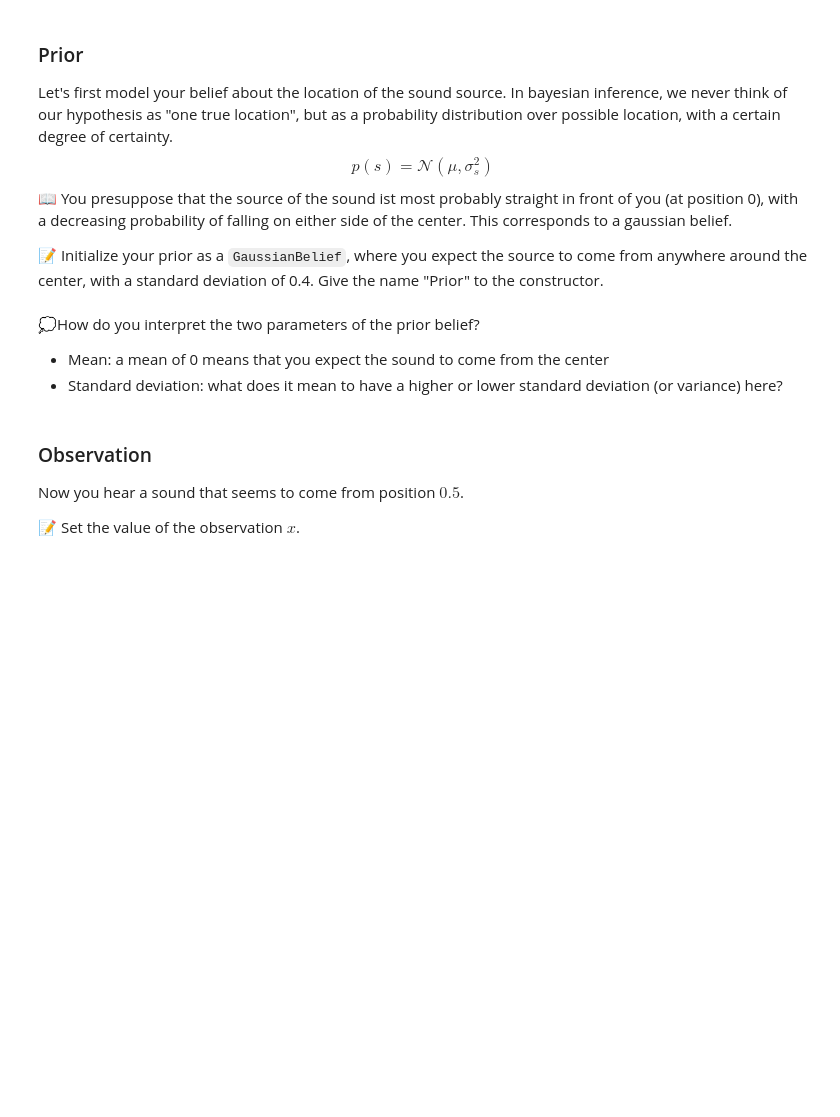
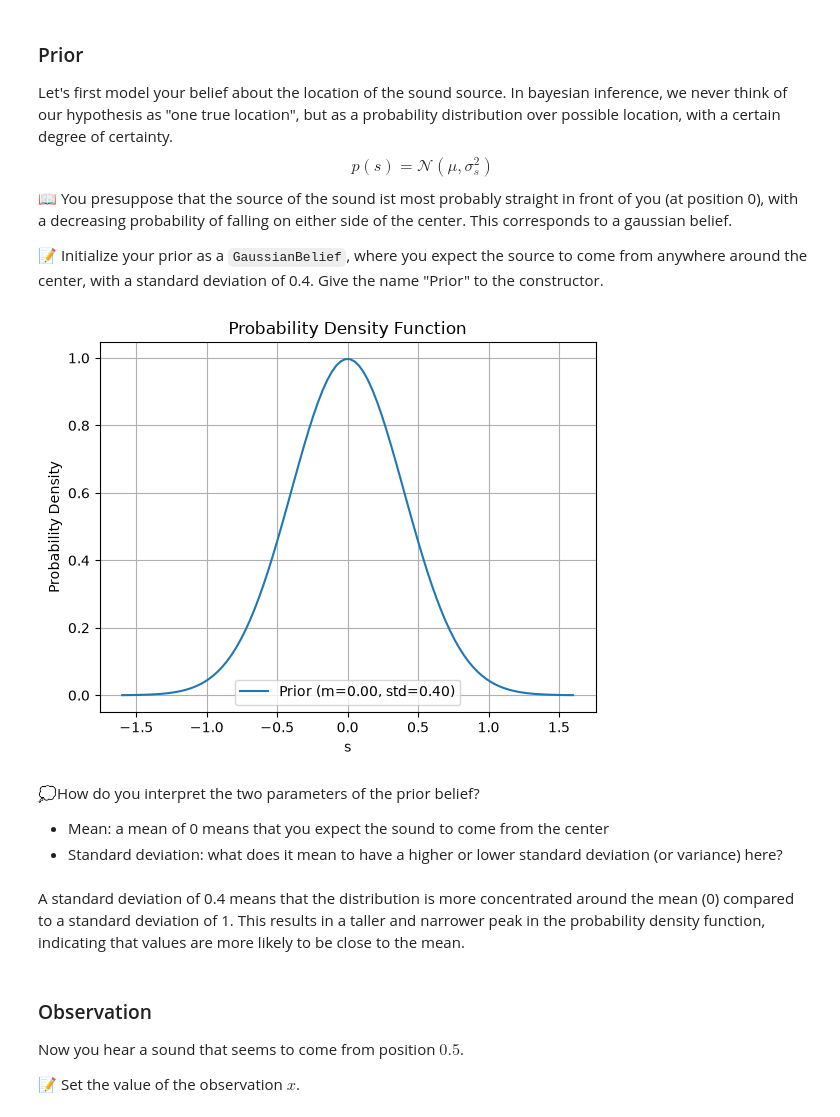
Before and after one commit to easiryne/cognitive-modeling-lab, a Jupyter notebook: TD_9/td9_notebook.ipynb, the cells around one changed output. Drawn from its saved outputs; the diff is of its cells as text; code cells hidden in the pictures; blank space fills up the shorter version.

```diff
--- a/TD_9/td9_notebook.ipynb
+++ b/TD_9/td9_notebook.ipynb
@@ -338,12 +345,16 @@ $$
 
 📝 Initialize your prior as a `GaussianBelief`, where you expect the source to come from anywhere around the center, with a standard deviation of 0.4. Give the name "Prior" to the constructor.
 # %%
-prior = ...
+prior = GaussianBelief(mean=0, std=0.4, name="Prior")
 prior.plot()
+# %% [output]
+[figure, added]
 # %% [markdown]
 💭How do you interpret the two parameters of the prior belief?
 - Mean: a mean of 0 means that you expect the sound to come from the center
 - Standard deviation: what does it mean to have a higher or lower standard deviation (or variance) here?
+# %% [markdown]
+A standard deviation of 0.4 means that the distribution is more concentrated around the mean (0) compared to a standard deviation of 1. This results in a taller and narrower peak in the probability density function, indicating that values are more likely to be close to the mean.
 # %% [markdown]
 ### Observation
 Now you hear a sound that seems to come from position $0.5$.
```
Also changed, not shown: parts of 10 cells of this notebook.
